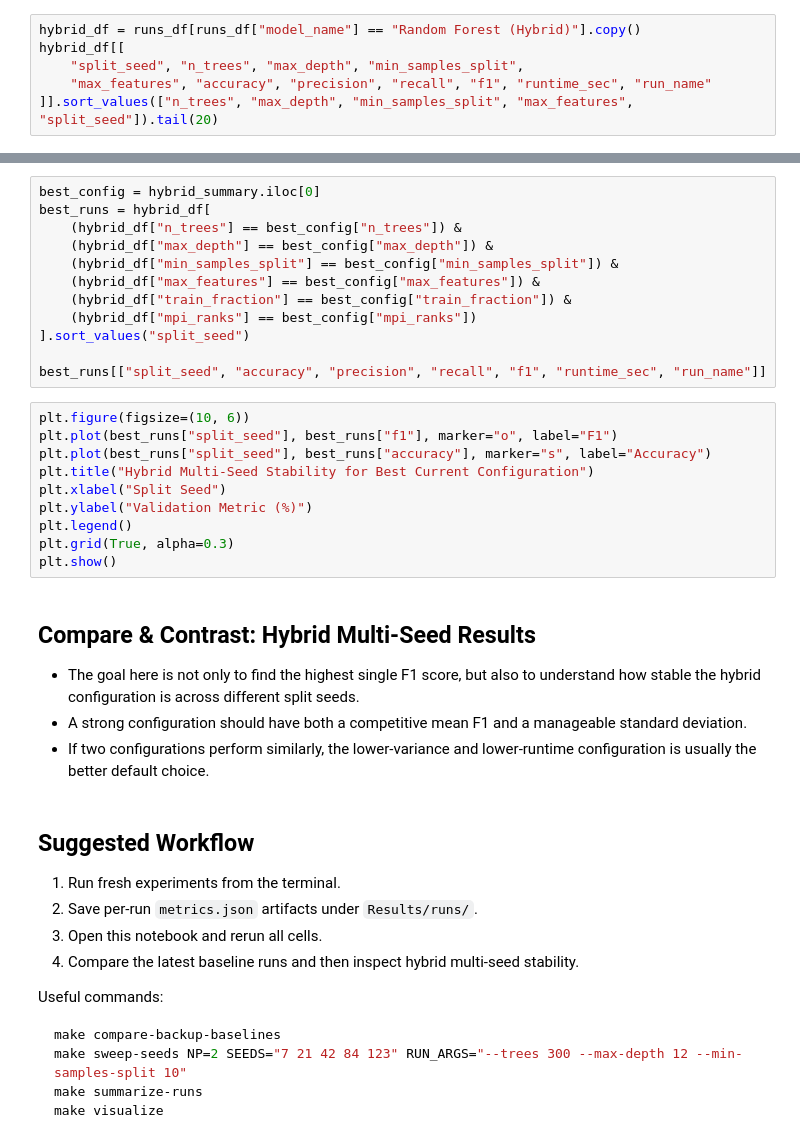
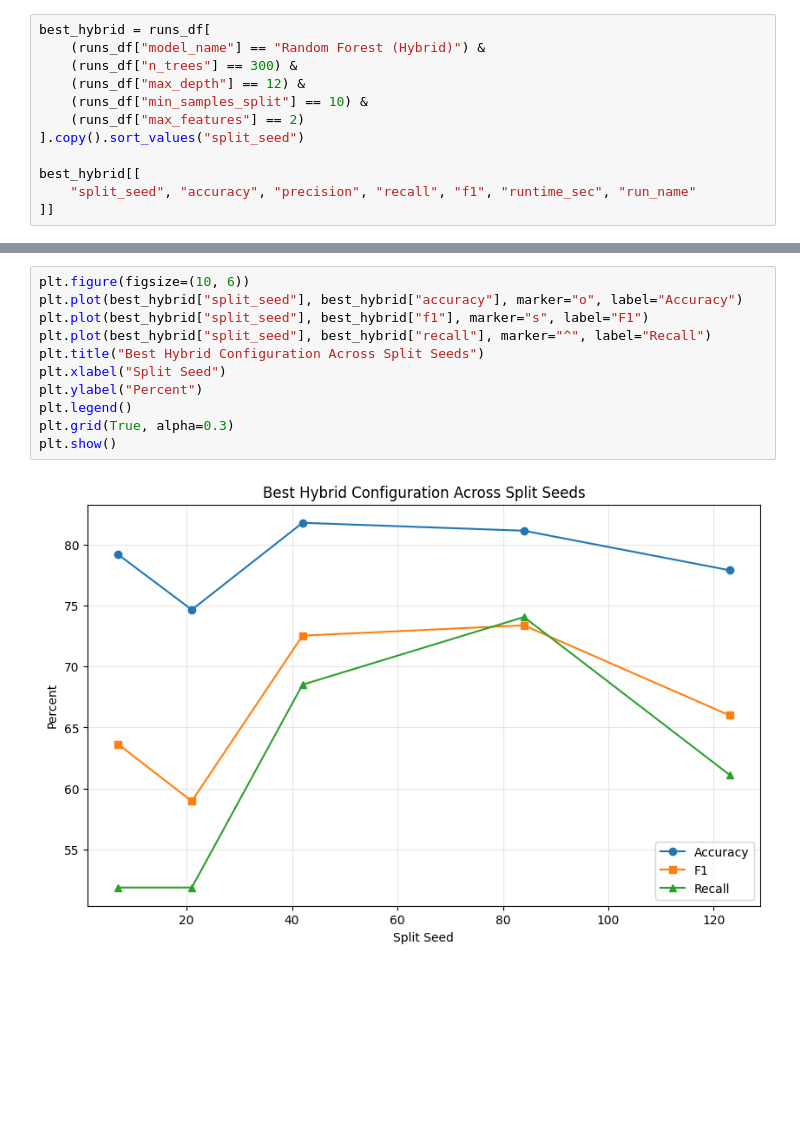
Before and after one commit to benstaahatch/csci4330-fall2025-group, a Jupyter notebook: Results/random_forest_results.ipynb, the cells around one changed output, grey strips where cells are left out. Drawn from its saved outputs; the diff is of its cells as text; blank space fills up the shorter version.

Commit message:
Curate results and simplify notebook analysis

````diff
--- a/Results/random_forest_results.ipynb
+++ b/Results/random_forest_results.ipynb
@@ -120,6 +165,12 @@ This section focuses on saved Hybrid runs only and helps compare repeated experi
 # %%
-hybrid_df = runs_df[runs_df["model_name"] == "Random Forest (Hybrid)"].copy()
-hybrid_df[[
-    "split_seed", "n_trees", "max_depth", "min_samples_split",
-    "max_features", "accuracy", "precision", "recall", "f1", "runtime_sec", "run_name"
-]].sort_values(["n_trees", "max_depth", "min_samples_split", "max_features", "split_seed"]).tail(20)
+best_hybrid = runs_df[
+    (runs_df["model_name"] == "Random Forest (Hybrid)") &
+    (runs_df["n_trees"] == 300) &
+    (runs_df["max_depth"] == 12) &
+    (runs_df["min_samples_split"] == 10) &
+    (runs_df["max_features"] == 2)
+].copy().sort_values("split_seed")
+
+best_hybrid[[
+    "split_seed", "accuracy", "precision", "recall", "f1", "runtime_sec", "run_name"
+]]
@@ -149,44 +199,13 @@ hybrid_summary.head(10)
-# %%
-best_config = hybrid_summary.iloc[0]
-best_runs = hybrid_df[
-    (hybrid_df["n_trees"] == best_config["n_trees"]) &
-    (hybrid_df["max_depth"] == best_config["max_depth"]) &
-    (hybrid_df["min_samples_split"] == best_config["min_samples_split"]) &
-    (hybrid_df["max_features"] == best_config["max_features"]) &
-    (hybrid_df["train_fraction"] == best_config["train_fraction"]) &
-    (hybrid_df["mpi_ranks"] == best_config["mpi_ranks"])
-].sort_values("split_seed")
-
-best_runs[["split_seed", "accuracy", "precision", "recall", "f1", "runtime_sec", "run_name"]]
 # %%
 plt.figure(figsize=(10, 6))
-plt.plot(best_runs["split_seed"], best_runs["f1"], marker="o", label="F1")
-plt.plot(best_runs["split_seed"], best_runs["accuracy"], marker="s", label="Accuracy")
-plt.title("Hybrid Multi-Seed Stability for Best Current Configuration")
+plt.plot(best_hybrid["split_seed"], best_hybrid["accuracy"], marker="o", label="Accuracy")
+plt.plot(best_hybrid["split_seed"], best_hybrid["f1"], marker="s", label="F1")
+plt.plot(best_hybrid["split_seed"], best_hybrid["recall"], marker="^", label="Recall")
+plt.title("Best Hybrid Configuration Across Split Seeds")
 plt.xlabel("Split Seed")
-plt.ylabel("Validation Metric (%)")
+plt.ylabel("Percent")
 plt.legend()
 plt.grid(True, alpha=0.3)
 plt.show()
+# %% [output]
+[figure, added]
-# %% [markdown]
-## Compare & Contrast: Hybrid Multi-Seed Results
-
-- The goal here is not only to find the highest single F1 score, but also to understand how stable the hybrid configuration is across different split seeds.
-- A strong configuration should have both a competitive mean F1 and a manageable standard deviation.
-- If two configurations perform similarly, the lower-variance and lower-runtime configuration is usually the better default choice.
-# %% [markdown]
-## Suggested Workflow
-
-1. Run fresh experiments from the terminal.
-2. Save per-run `metrics.json` artifacts under `Results/runs/`.
-3. Open this notebook and rerun all cells.
-4. Compare the latest baseline runs and then inspect hybrid multi-seed stability.
-
-Useful commands:
-
-```bash
-make compare-backup-baselines
-make sweep-seeds NP=2 SEEDS="7 21 42 84 123" RUN_ARGS="--trees 300 --max-depth 12 --min-samples-split 10"
-make summarize-runs
-make visualize
-```
````
Also changed, not shown: parts of 20 cells of this notebook, 11 other files.
